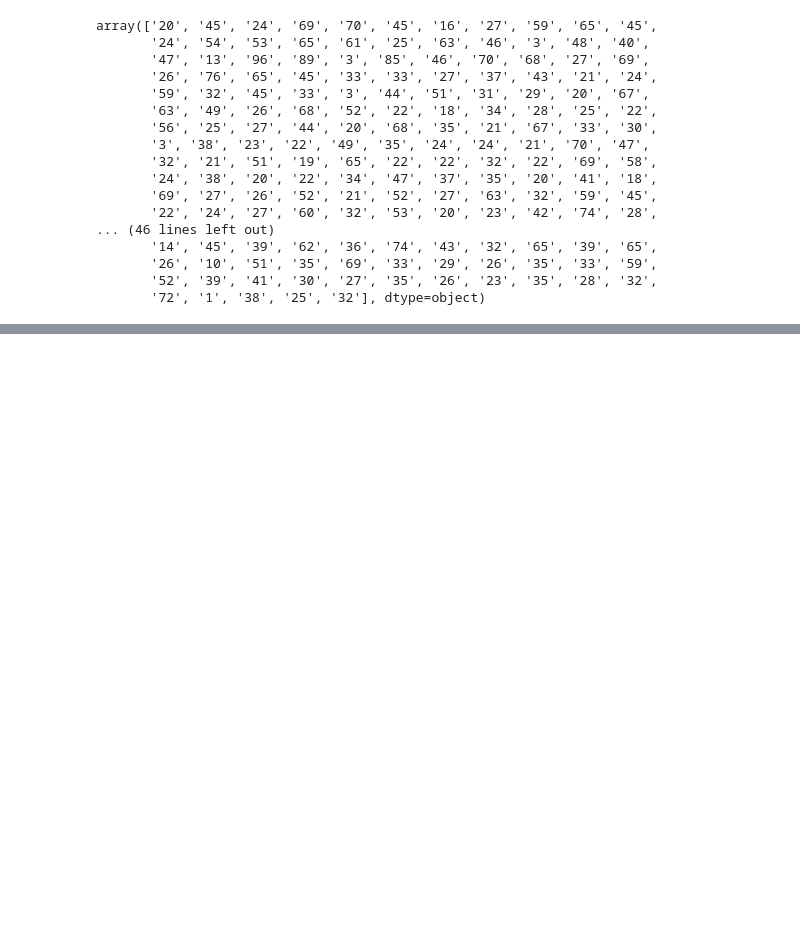
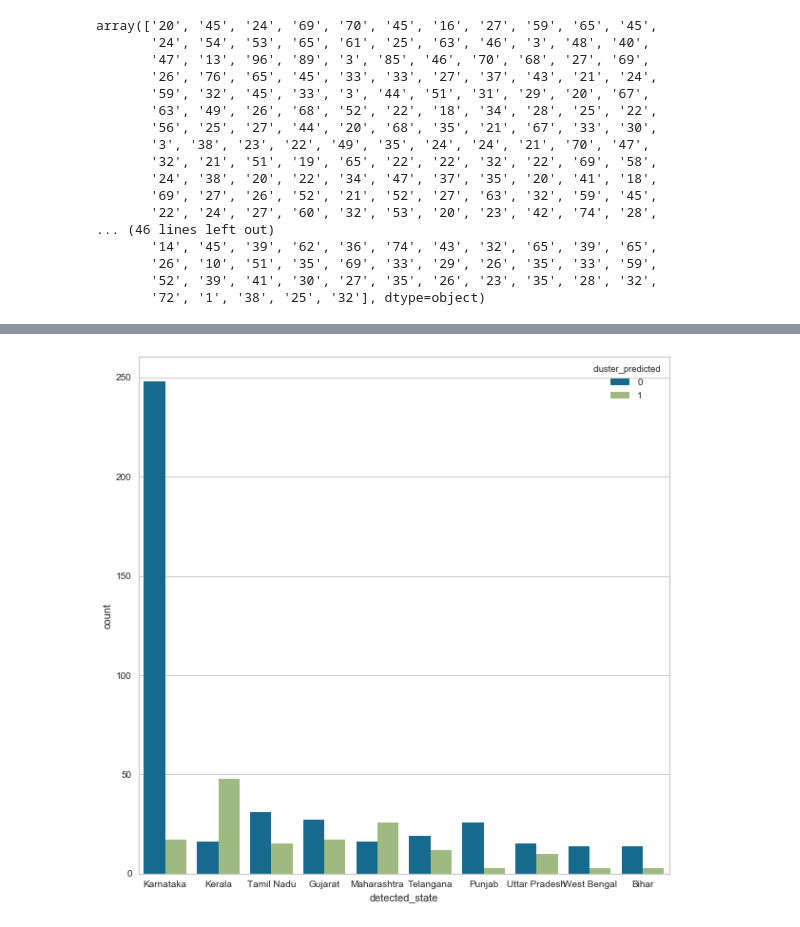
Before and after one commit to rachitjain123/covid19-Probabiity-Prediction, a Jupyter notebook: probability_prediciton.ipynb, the cells around one changed output, grey strips where cells are left out. Cells and saved outputs as stored; diff of their text form; code cells hidden in the pictures; blank space fills up the shorter version.

```diff
--- a/probability_prediciton.ipynb
+++ b/probability_prediciton.ipynb
@@ -470,0 +538,6 @@ No 'knee' or 'elbow' point detected, pass `locate_elbow=False` to remove the war
+# %%
+plt.subplots(figsize = (10,10))
+sns.countplot(x=combinedDf['detected_state'],order=combinedDf['detected_state'].value_counts().iloc[:10].index,hue=combinedDf['cluster_predicted'])
+plt.show()
+# %% [output]
+[figure, added]
```
Also changed, not shown: parts of 65 cells of this notebook.
